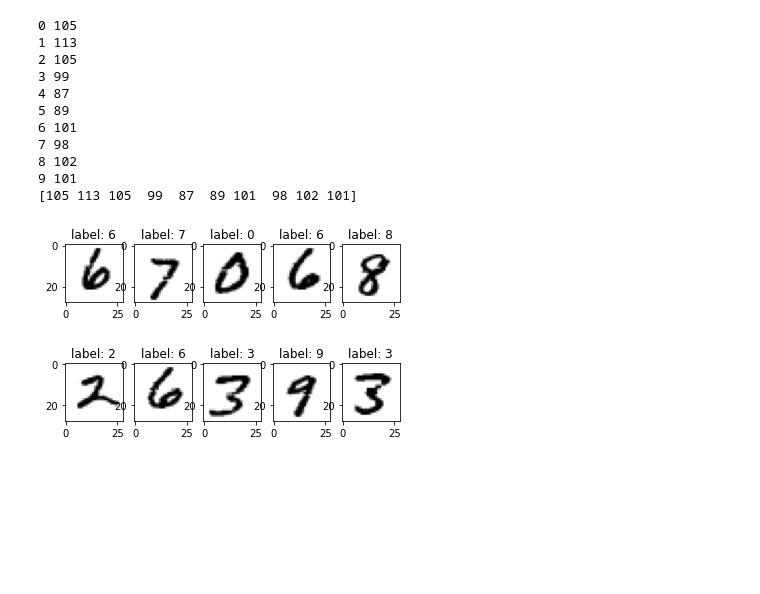
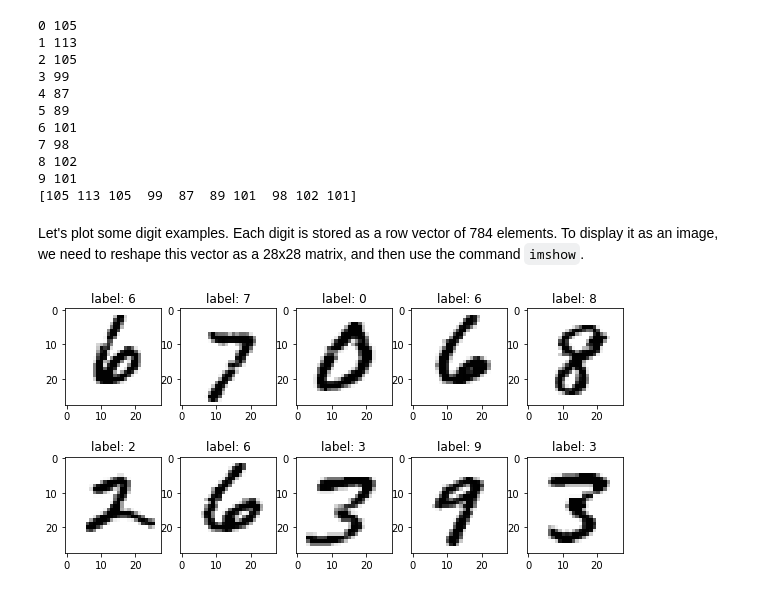
Before and after one commit to unica-isde/isde, a Jupyter notebook: notebooks/lab02.ipynb, the cells around one changed output. Saved outputs shown, nothing was run; the diff lists cells and outputs as text; code cells hidden in the pictures; blank space fills up the shorter version.

````diff
--- a/notebooks/lab02.ipynb
+++ b/notebooks/lab02.ipynb
@@ -47,5 +53,5 @@ print(x, type(x))
 # %%
-num_classes = 10
+num_classes = np.unique(y).size  # number of unique elements in y
 counts = np.zeros(shape=(num_classes,), dtype=int)
 
 for i in range(num_classes):
@@ -65,19 +71,27 @@ print(counts)
 8 102
 9 101
 [105 113 105  99  87  89 101  98 102 101]
+# %% [markdown]
+Let's plot some digit examples. Each digit is stored as a row vector of 784 elements. To display it as an image, we need to reshape this vector as a 28x28 matrix, and then use the command ```imshow```.
 # %%
 import matplotlib.pyplot as plt
 
 
 def plot_image(im, shape=(28,28)):
+    '''Plot one image after reshaping.'''
     im = im.reshape(shape)  # reshape the digit to be 28x28
     plt.imshow(im, cmap='binary')
 
+def plot_ten_images(x, y, shape=(28,28)):
+    '''Plot the first ten images from x in a 2x5 plot, after reshaping.'''
+    plt.figure(figsize=(10,5))  # new figure with height=5, width=10
+    for i in range(10):
+        plt.subplot(2, 5, i+1)
+        image = x[i, :]
+        plot_image(image, shape=shape)
+        plt.title("label: " + str(y[i]))
 
-for i in range(10):
-    plt.subplot(2, 5, i+1)
-    image = x[i, :]
-    plot_image(image)
-    plt.title("label: " + str(y[i]))
+
+plot_ten_images(x,y,shape=(28,28))
 # %% [output]
-[figure, old version]
+[figure, new version]
````
Also changed, not shown: parts of 12 cells of this notebook.
